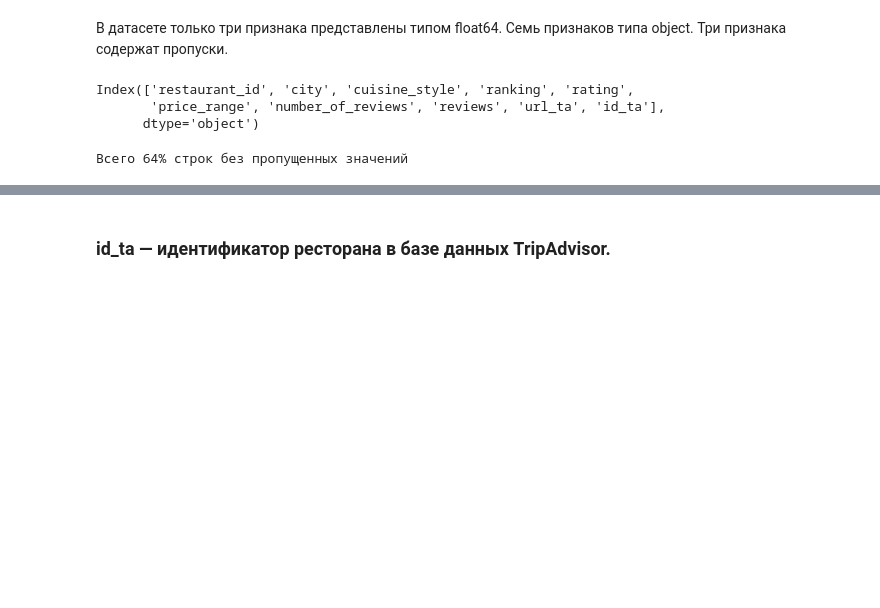
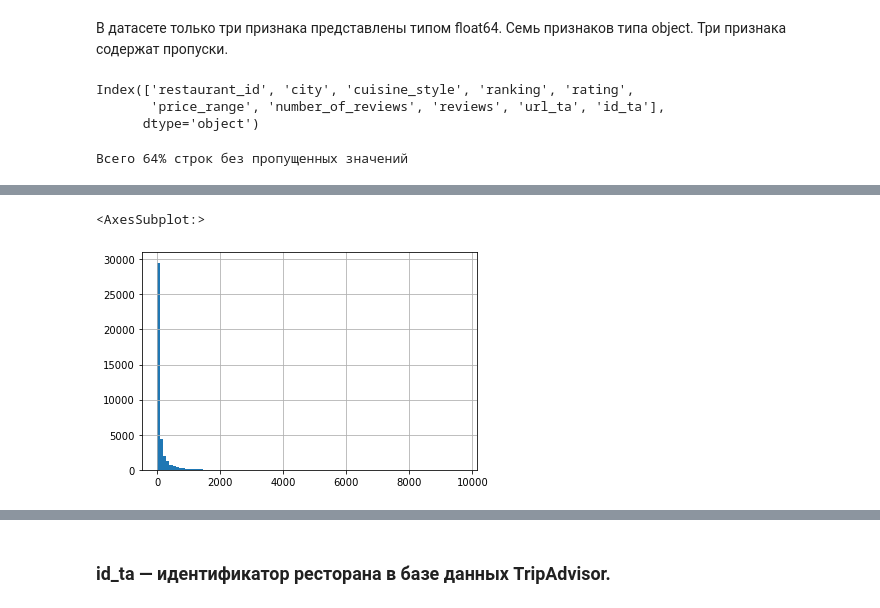
Before and after one commit to belichenkoas/skillfactory-dstpro, a Jupyter notebook: module_3/restorans.ipynb, the cells around one changed output, grey strips where cells are left out. Cells and saved outputs as stored; diff of their text form; code cells hidden in the pictures; blank space fills up the shorter version.

```diff
--- a/module_3/restorans.ipynb
+++ b/module_3/restorans.ipynb
@@ -169,0 +462,8 @@ len(raw_data)
+# %%
+# Заполняем пустые значения
+df.number_of_reviews = df.apply(lambda x: city_median[x.city] if pd.isna(x.number_of_reviews) else x.number_of_reviews, 1)
+# %%
+df.number_of_reviews.hist(bins=100)
+# %% [output]
+<AxesSubplot:>
+[figure, added]
```
Also changed, not shown: parts of 274 cells of this notebook, 4 other files.
